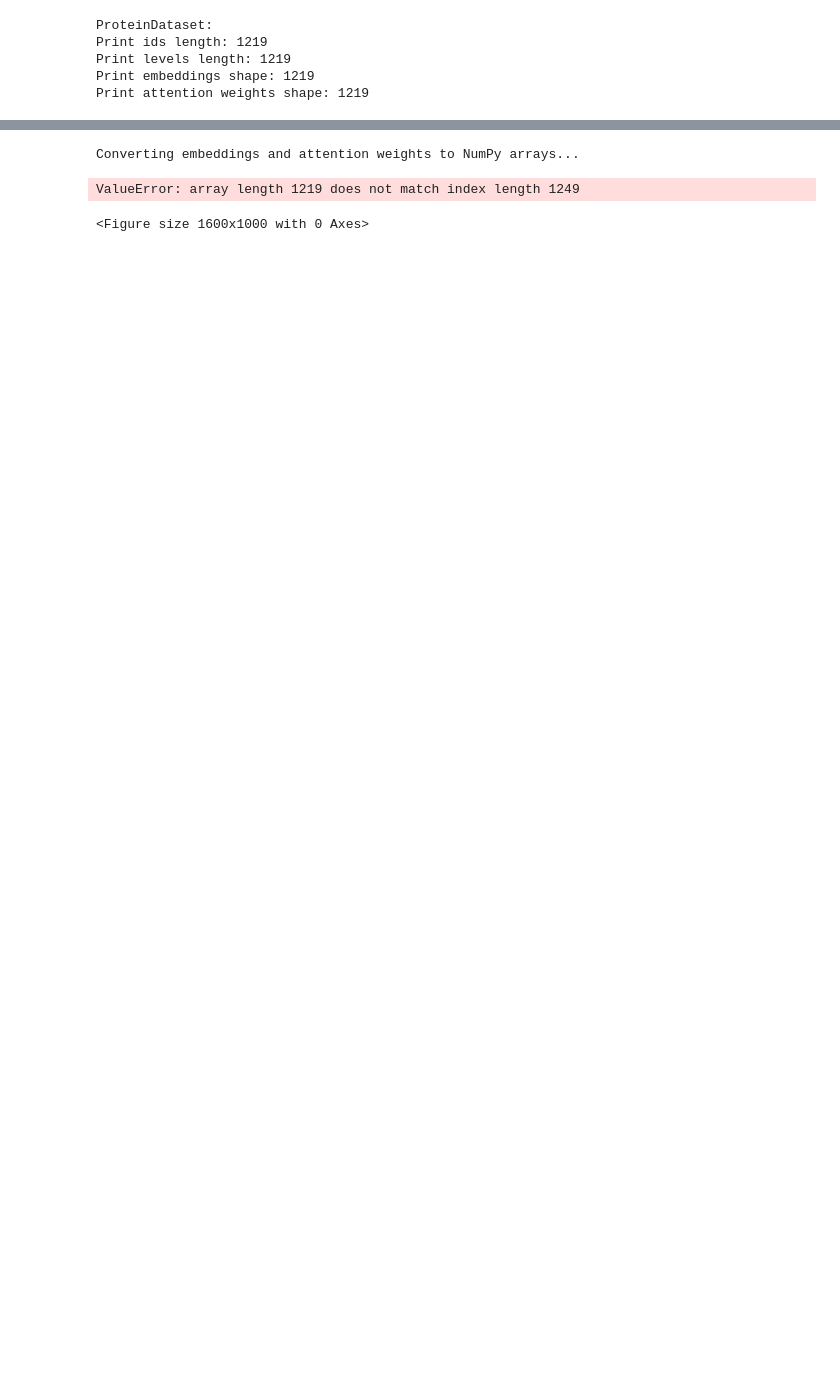
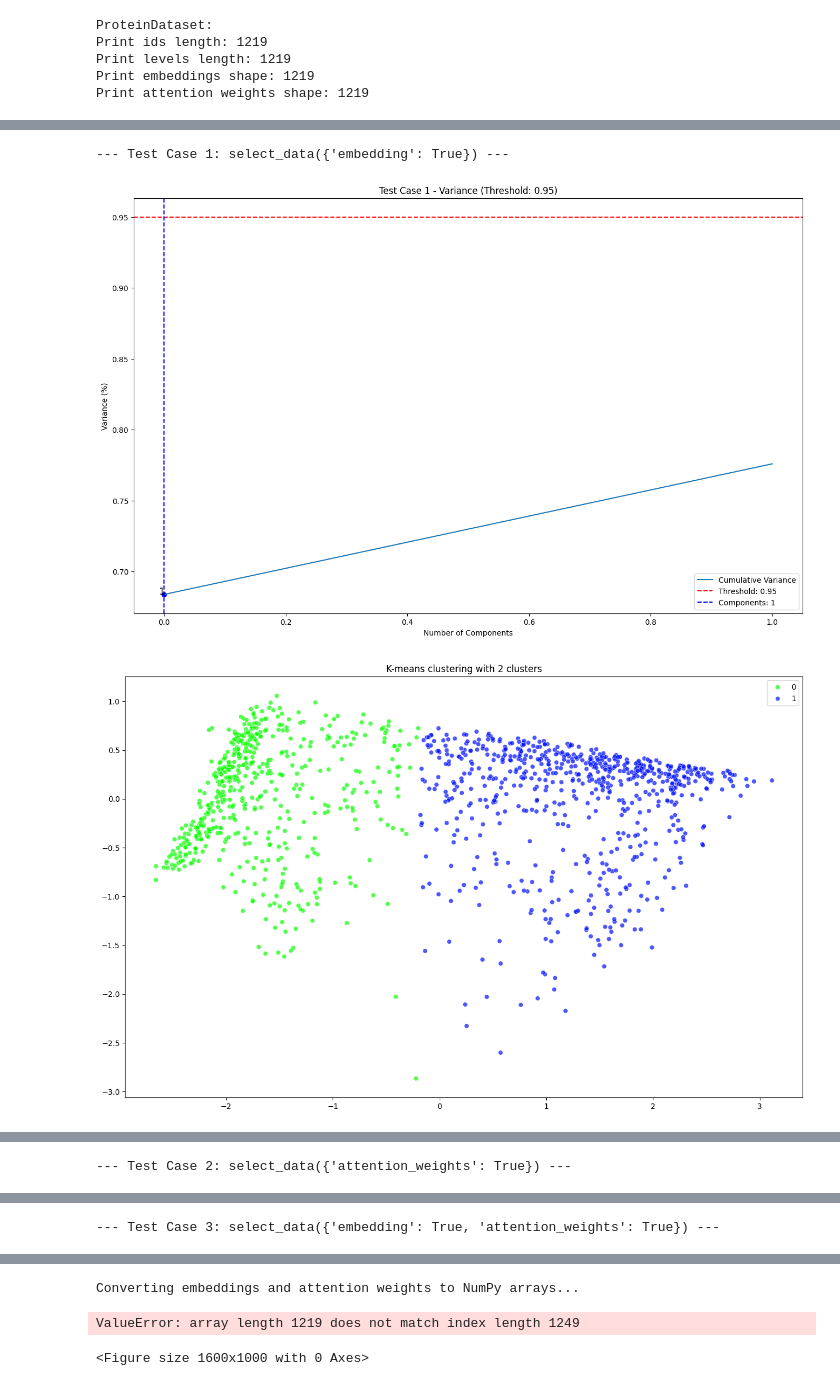
Before and after one commit to alexdorocode/RepClassifier, a Jupyter notebook: Testing_Wrapped_Hard copy.ipynb, the cells around one changed output, grey strips where cells are left out. Cells and saved outputs as stored; diff of their text form; code cells hidden in the pictures; blank space fills up the shorter version.

```diff
--- a/Testing_Wrapped_Hard copy.ipynb
+++ b/Testing_Wrapped_Hard copy.ipynb
@@ -141,0 +106,36 @@ PCAExplainability.plot_variance_explained(pca_attn, title="Attention PCA", thres
+# %%
+# Step 3: Test all select_data() combinations and run plots
+def test_select_data_combinations():
+    combinations = [
+        {'embedding': True},
+        {'attention_weights': True},
+        {'embedding': True, 'attention_weights': True},
+        {'attention_weights': True, 'target_column': True},
+        {'embedding': True, 'attention_weights': True, 'target_column': True},
+        {'embedding': True, 'attention_weights': True, 'additional_columns': ['length']},
+    ]
+
+    for i, combo in enumerate(combinations):
+        print(f"\n--- Test Case {i+1}: select_data({combo}) ---")
+        try:
+            data = dataset_pca.select_data(**combo)
+            if isinstance(data, list):
+                data = np.array(data)
+            if data.shape[1] > 2:
+                # Reduce to 2D for plotting
+                pca = PCA(n_components=2)
+                reduced = pca.fit_transform(data)
+                DataVisualizer.plot_variance_explained(pca, title=f"Test Case {i+1} - Variance")
+                DataVisualizer.plot_kmeans(reduced, n_clusters=2)
+                DataVisualizer.plot_correration_heatmap(reduced)
+            else:
+                print("Data too small for PCA or plotting.")
+        except Exception as e:
+            print(f"❌ Test Case {i+1} failed: {e}")
+
+# Run the tests
+test_select_data_combinations()
+# %% [output]
+--- Test Case 1: select_data({'embedding': True}) ---
+[figure, added]
+[figure, added]
@@ -141,0 +143 @@ PCAExplainability.plot_variance_explained(pca_attn, title="Attention PCA", thres
+--- Test Case 2: select_data({'attention_weights': True}) ---
@@ -141,0 +147 @@ PCAExplainability.plot_variance_explained(pca_attn, title="Attention PCA", thres
+--- Test Case 3: select_data({'embedding': True, 'attention_weights': True}) ---
```
Also changed, not shown: parts of 6 cells of this notebook, 7 other files.
